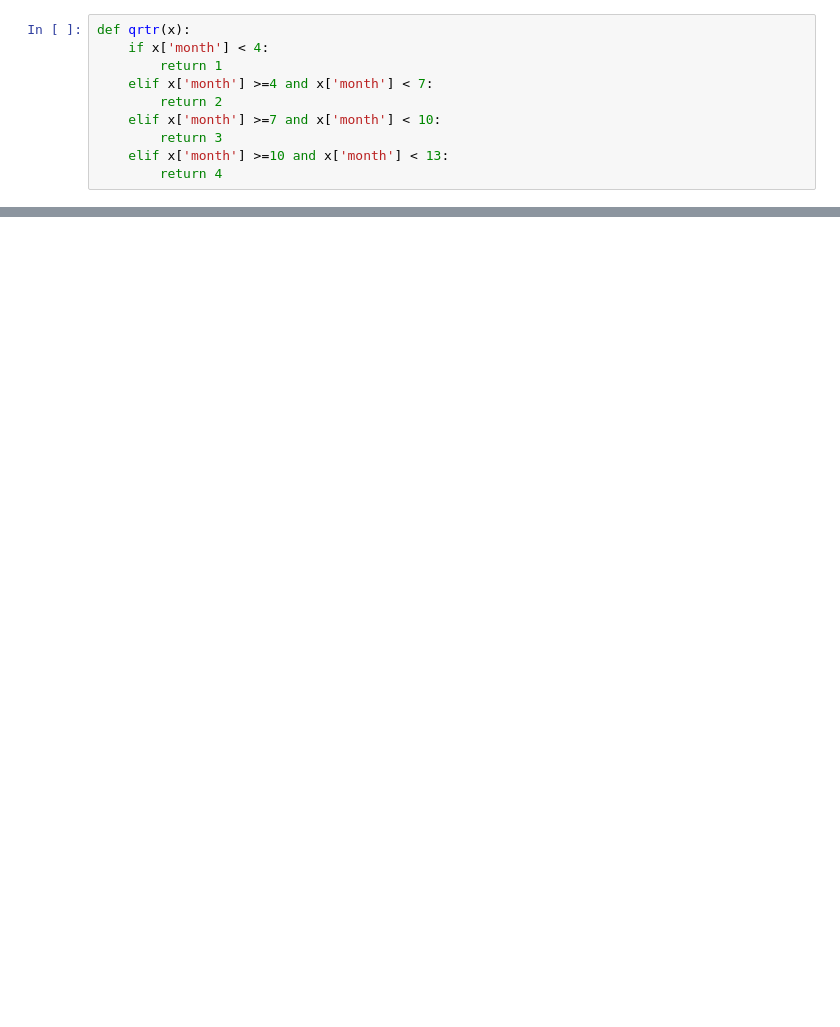
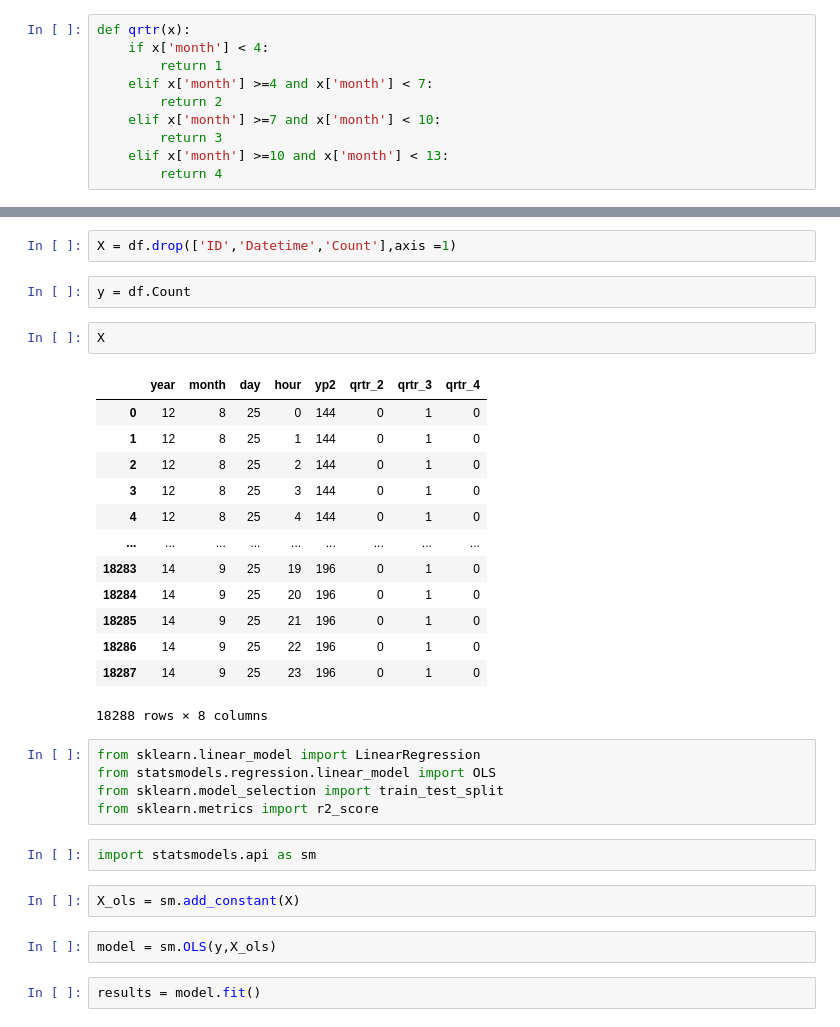
Before and after one commit to ehsansam69/Time-series-analyzing, a Jupyter notebook: 2nd.ipynb, the cells around one changed output, grey strips where cells are left out. Saved outputs shown, nothing was run; the diff lists cells and outputs as text; blank space fills up the shorter version.

```diff
--- a/2nd.ipynb
+++ b/2nd.ipynb
@@ -91,0 +100,33 @@ df.head()
+# %%
+X = df.drop(['ID','Datetime','Count'],axis =1)
+# %%
+y = df.Count
+# %%
+X
+# %% [output]
+|  | year | month | day | hour | yp2 | qrtr_2 | qrtr_3 | qrtr_4 |
+| 0 | 12 | 8 | 25 | 0 | 144 | 0 | 1 | 0 |
+| 1 | 12 | 8 | 25 | 1 | 144 | 0 | 1 | 0 |
+| 2 | 12 | 8 | 25 | 2 | 144 | 0 | 1 | 0 |
+| 3 | 12 | 8 | 25 | 3 | 144 | 0 | 1 | 0 |
+| 4 | 12 | 8 | 25 | 4 | 144 | 0 | 1 | 0 |
+| ... | ... | ... | ... | ... | ... | ... | ... | ... |
+| 18283 | 14 | 9 | 25 | 19 | 196 | 0 | 1 | 0 |
+| 18284 | 14 | 9 | 25 | 20 | 196 | 0 | 1 | 0 |
+| 18285 | 14 | 9 | 25 | 21 | 196 | 0 | 1 | 0 |
+| 18286 | 14 | 9 | 25 | 22 | 196 | 0 | 1 | 0 |
+| 18287 | 14 | 9 | 25 | 23 | 196 | 0 | 1 | 0 |
+18288 rows × 8 columns
+# %%
+from sklearn.linear_model import LinearRegression
+from statsmodels.regression.linear_model import OLS
+from sklearn.model_selection import train_test_split
+from sklearn.metrics import r2_score
+# %%
+import statsmodels.api as sm
+# %%
+X_ols = sm.add_constant(X)
+# %%
+model = sm.OLS(y,X_ols)
+# %%
+results = model.fit()
```
Also changed, not shown: parts of 18 cells of this notebook.
